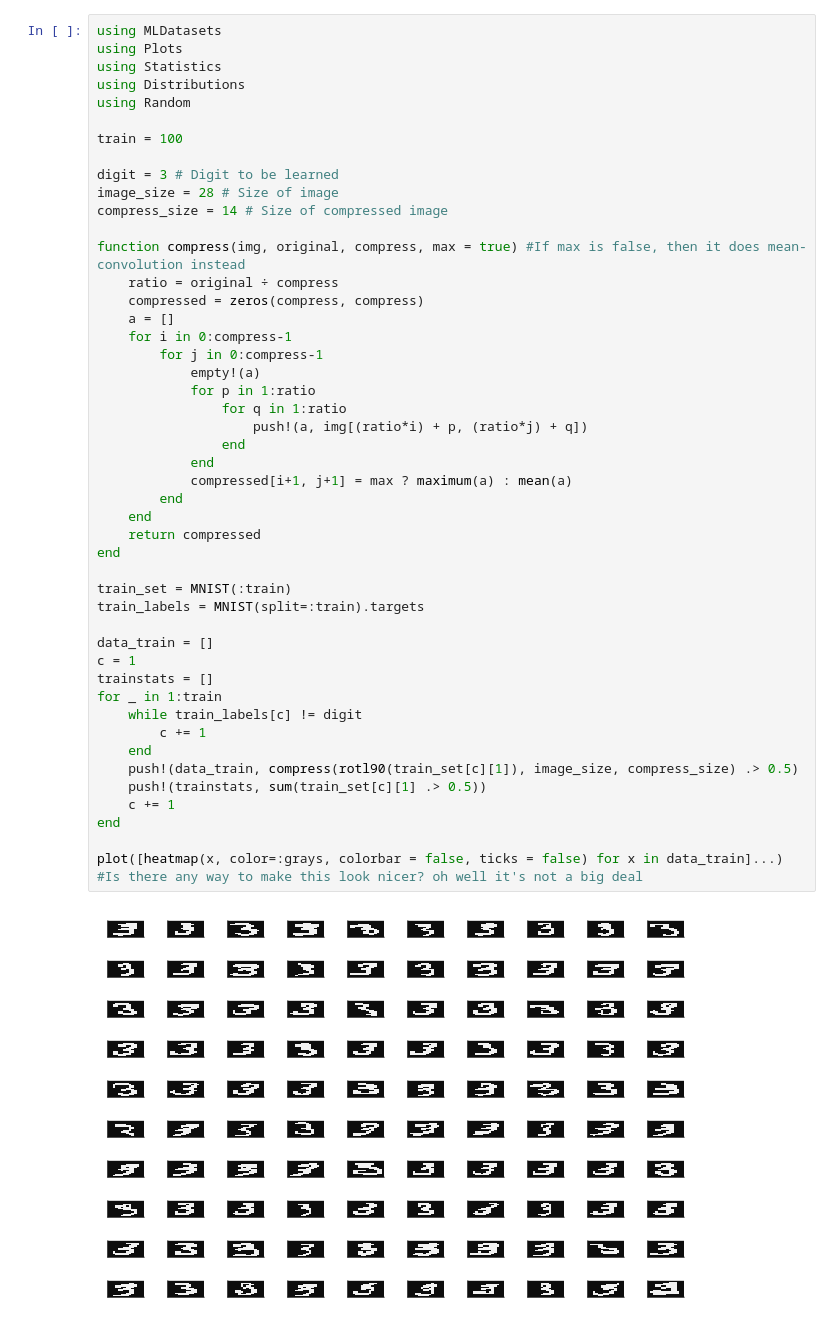
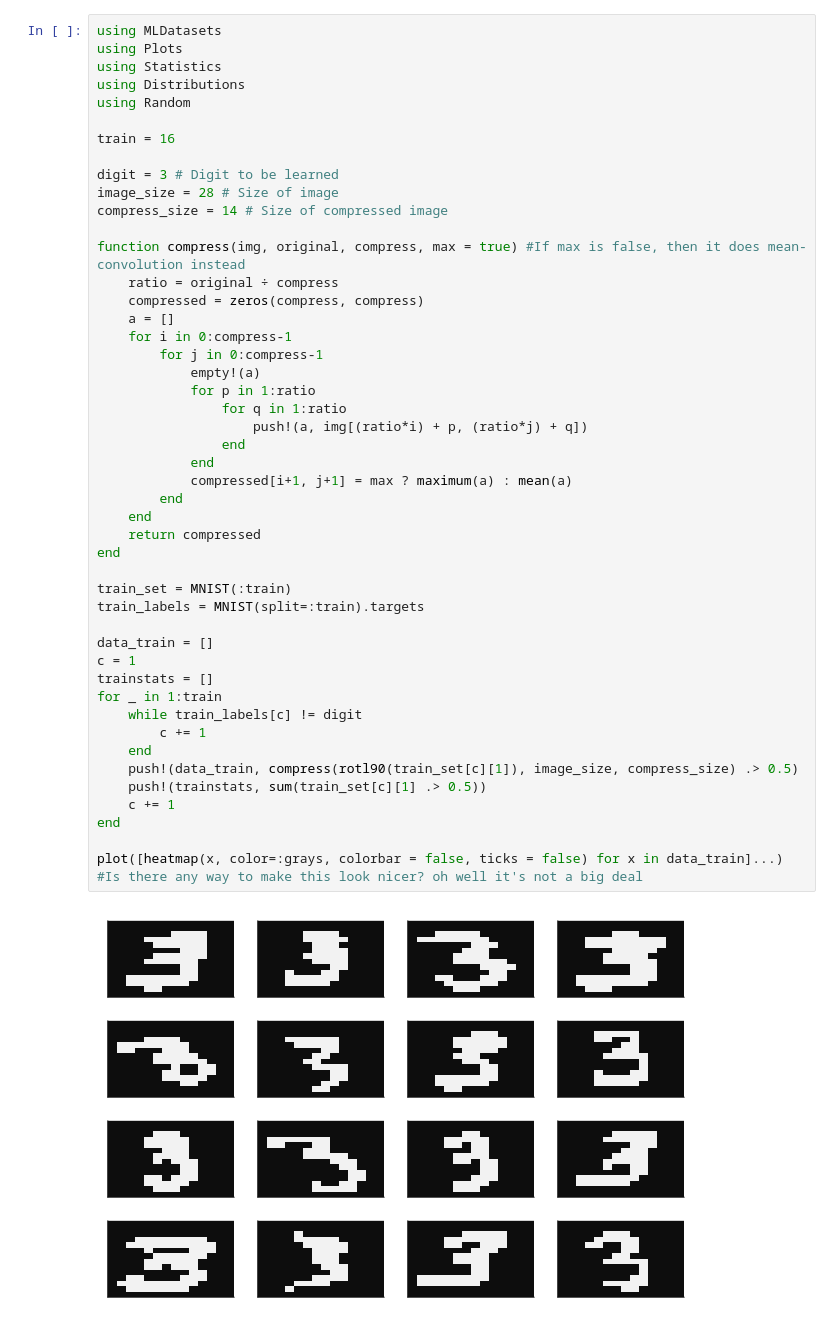
Before and after one commit to p-luo/MatchgateGAN, a Jupyter notebook: numbers.ipynb, the cells around one changed output. Cells and saved outputs as stored; diff of their text form.

```diff
--- a/numbers.ipynb
+++ b/numbers.ipynb
@@ -5,7 +14,7 @@ using Statistics
 using Distributions
 using Random
 
-train = 100
+train = 16
 
 digit = 3 # Digit to be learned
 image_size = 28 # Size of image
@@ -19,34 +28,34 @@ function compress(img, original, compress, max = true) #If max is false, then it
         for j in 0:compress-1
             empty!(a)
             for p in 1:ratio
                 for q in 1:ratio
                     push!(a, img[(ratio*i) + p, (ratio*j) + q])
                 end
             end
             compressed[i+1, j+1] = max ? maximum(a) : mean(a)
         end
     end
     return compressed
 end
 
 train_set = MNIST(:train)
 train_labels = MNIST(split=:train).targets
 
 data_train = []
 c = 1
 trainstats = []
 for _ in 1:train
     while train_labels[c] != digit
         c += 1
     end
     push!(data_train, compress(rotl90(train_set[c][1]), image_size, compress_size) .> 0.5)
     push!(trainstats, sum(train_set[c][1] .> 0.5))
     c += 1
 end
 
 plot([heatmap(x, color=:grays, colorbar = false, ticks = false) for x in data_train]...) #Is there any way to make this look nicer? oh well it's not a big deal
 # %% [output]
-[figure, old version]
+[figure, new version]
 # %%
 using Yao
 using FLOYao
```
Also changed, not shown: parts of 5 cells of this notebook.
